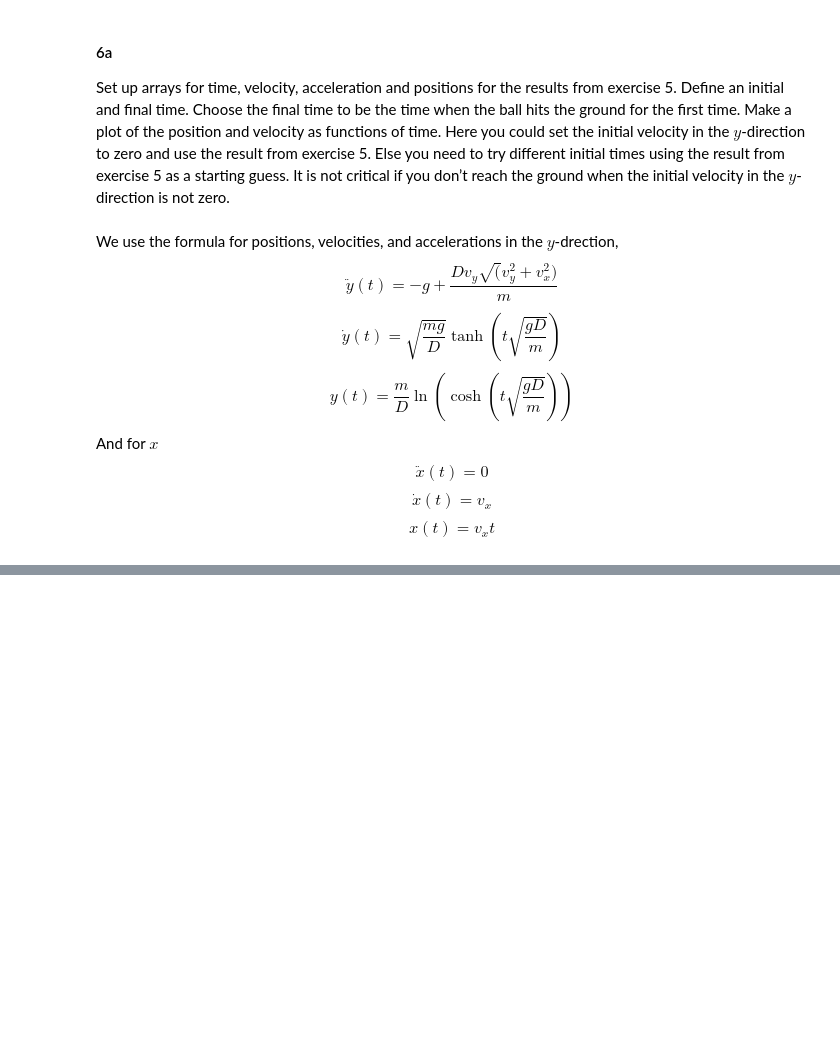
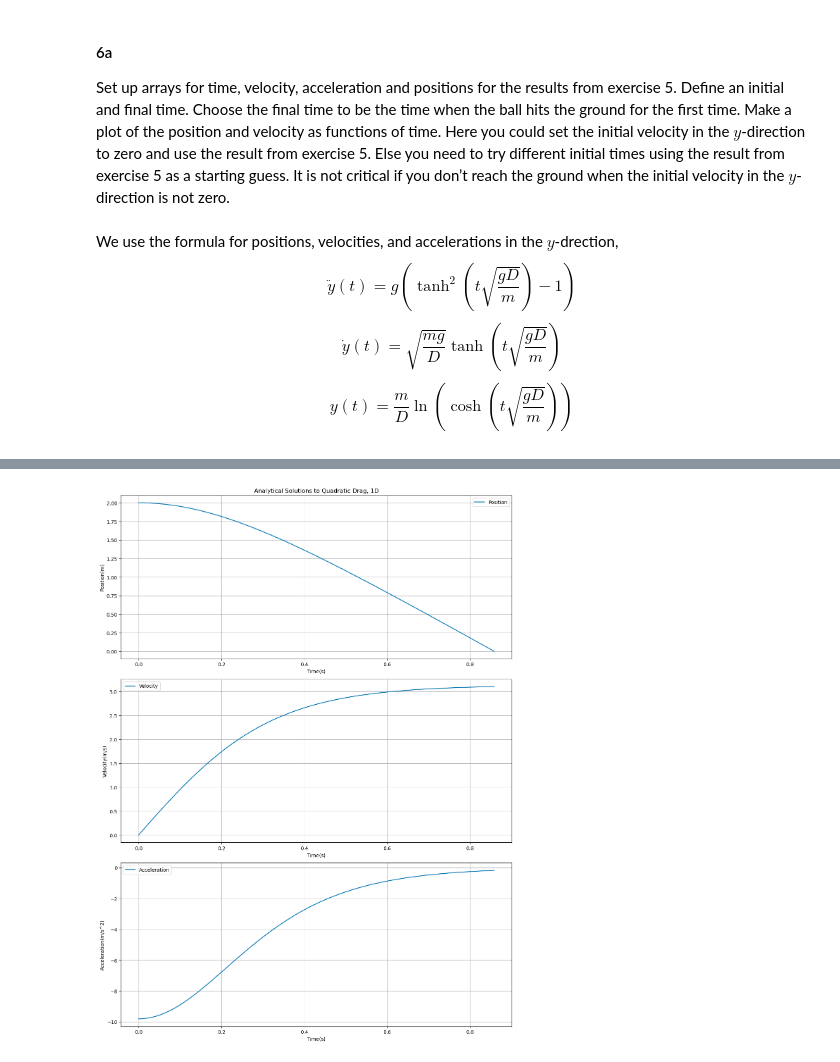
Before and after one commit to BruhddyTheThird/ProfCPisGoatedLib, a Jupyter notebook: HW III.ipynb, the cells around one changed output, grey strips where cells are left out. Drawn from its saved outputs; the diff is of its cells as text; code cells hidden in the pictures; blank space fills up the shorter version.

```diff
--- a/HW III.ipynb
+++ b/HW III.ipynb
@@ -24,28 +24,77 @@ We take 0.2 for $D$, as an online search renders a result of $0.005 = D/m \Right
 Set up arrays for time, velocity, acceleration and positions for the results from exercise 5. Define an initial and final time. Choose the final time to be the time when the ball hits the ground for the first time. Make a plot of the position and velocity as functions of time. Here you could set the initial velocity in the $y$-direction to zero and use the result from exercise 5. Else you need to try different initial times using the result from exercise 5 as a starting guess. It is not critical if you don’t reach the ground when the initial velocity in the $y$-direction is not zero.
 # %% [markdown]
 We use the formula for positions, velocities, and accelerations in the $y$-drection,
-$$\ddot{y}(t) = -g+\frac{Dv_y\sqrt(v_y^2+v_x^2)}{m}$$
+$$\ddot{y}(t) = g(\tanh^2(t\sqrt{\frac{gD}{m}})-1)$$
 $$\dot{y}(t) = \sqrt{\frac{mg}{D}}\tanh(t\sqrt{\frac{gD}{m}})$$
 $$y(t) = \frac{m}{D}\ln(\cosh(t\sqrt{\frac{gD}{m}}))$$
-And for $x$
-$$\ddot{x}(t) = 0$$
-$$\dot{x}(t) = v_x$$
-$$x(t) = v_x t$$
 # %%
 import numpy as np
 import matplotlib.pyplot as plt
 %matplotlib inline
+plt.style.use('seaborn-v0_8-colorblind')
 
 #Initialize given variables
 m = 0.2
 g = 9.81
+D = 0.2
 t_0 = 0
 t_f = 0.858
-x_vel_aray = [10]
-y_vel_aray = [0]
+N = 100
+t_aray,dt = np.linspace(t_0,t_f,N,endpoint=True,retstep=True)
+#gives 99 values between t_0 and t_f, along with t_f at
+# the end, and retstep=True outputs the step size to
+# dt.
 
-#do math now!
-t_aray,delta_t = np.linspace(t_0,t_f,100,endpoint=True,retstep=True)
-# gives 100 values between t_0 and t_f inclusive, and
-#  retstep=True outputs the step size to delta t.
+y_pos_aray = np.zeros(N)
+x_pos_aray = np.zeros(N)
+y_vel_aray = np.zeros(N)
+x_vel_aray = np.zeros(N)
+y_acc_aray = np.zeros(N)
+x_acc_aray = np.zeros(N)
+
+y_pos_aray[0] = 2
+y_acc_aray[0] = -g + -(D*y_vel_aray[0]*np.sqrt(y_vel_aray[0]**2+x_vel_aray[0]**2))/m
+
+
+assert len(x_acc_aray) == 100
+assert x_acc_aray[99] == 0
+assert dt == abs((t_f-t_0)/99), "dt does not agree with theory!"
+assert t_aray[0] == 0 and t_aray[99] == t_f, "Initial and final values of t_aray do not agree with construction!"
+#assertions to catch easy errors.
+
+#We do math now!
+
+for i in range(1,N):
+    y_pos_aray[i] = -(m/D)*np.log(np.cosh(t_aray[i]*np.sqrt(g*D/m)))+2
+    y_acc_aray[i] = g*((np.tanh(t_aray[i]*np.sqrt(g*D/m)))**2-1)
+    y_vel_aray[i] = np.sqrt(m*g/D)*np.tanh(t_aray[i]*np.sqrt(g*D/m))
+    #analytical solutions to ex. 5
+#for loop that updates our initialized arrays with our true and real
+
+
+#plot them
+fig, ax = plt.subplots(3,1,figsize=(12,16))
+
+ax[0].set_title("Analytical Solutions to Quadratic Drag, 1D")
+
+ax[0].plot(t_aray,y_pos_aray, label ="Position")
+ax[0].set_ylabel("Position(m)")
+ax[0].set_xlabel("Time(s)")
+ax[0].legend()
+ax[0].grid(True)
+
+ax[1].plot(t_aray,y_vel_aray, label ="Velocity")
+ax[1].set_ylabel("Velocity(m/s)")
+ax[1].set_xlabel("Time(s)")
+ax[1].legend()
+ax[1].grid(True)
+
+ax[2].plot(t_aray,y_acc_aray, label ="Acceleration")
+ax[2].set_ylabel("Acceleration(m/s^2)")
+ax[2].set_xlabel("Time(s)")
+ax[2].legend()
+ax[2].grid(True)
+
+plt.tight_layout()
+plt.show()
 # %% [output]
@@ -68,0 +101 @@ t_aray,delta_t = np.linspace(t_0,t_f,100,endpoint=True,retstep=True)
+[figure, added]
```
Also changed, not shown: parts of 8 cells of this notebook.
